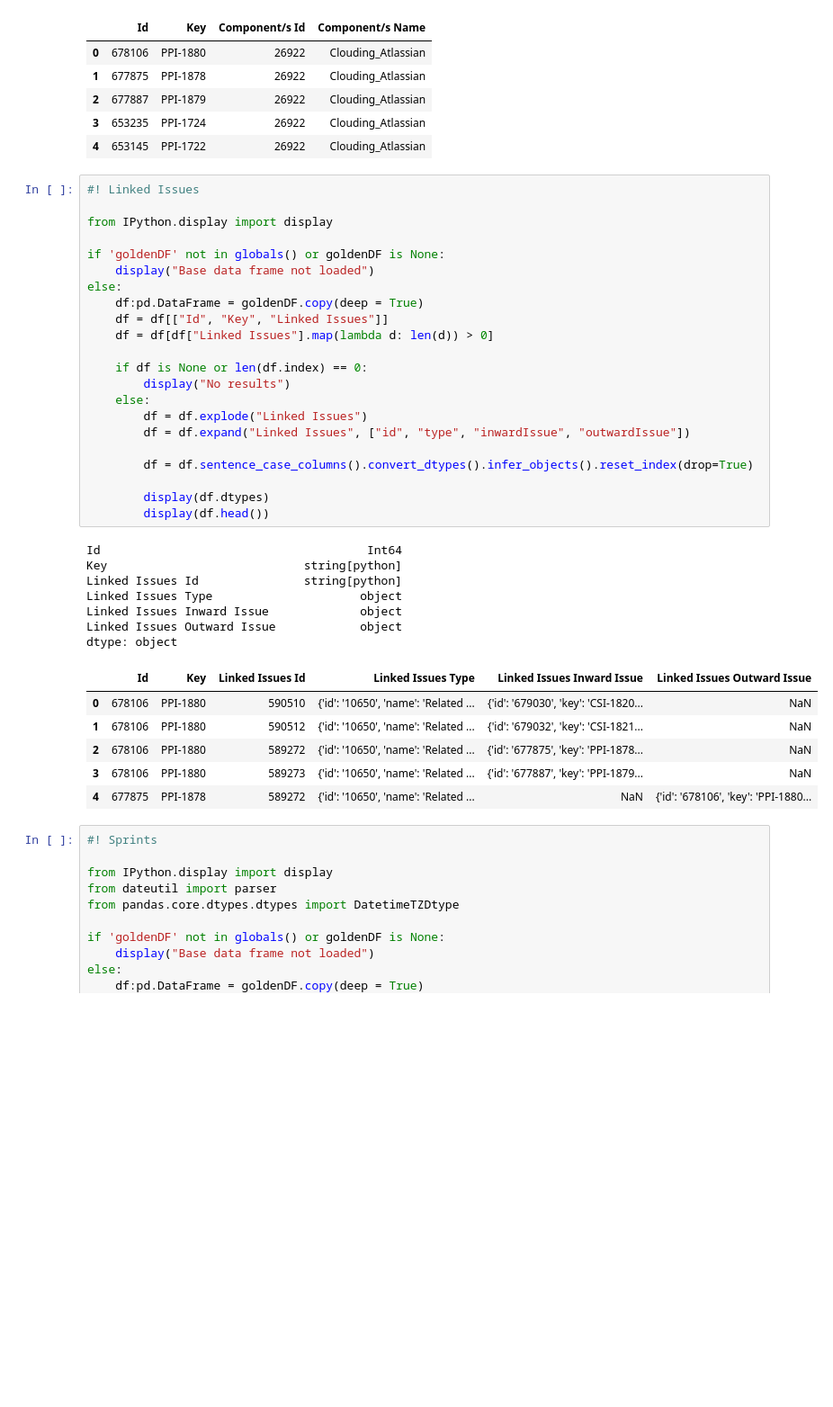
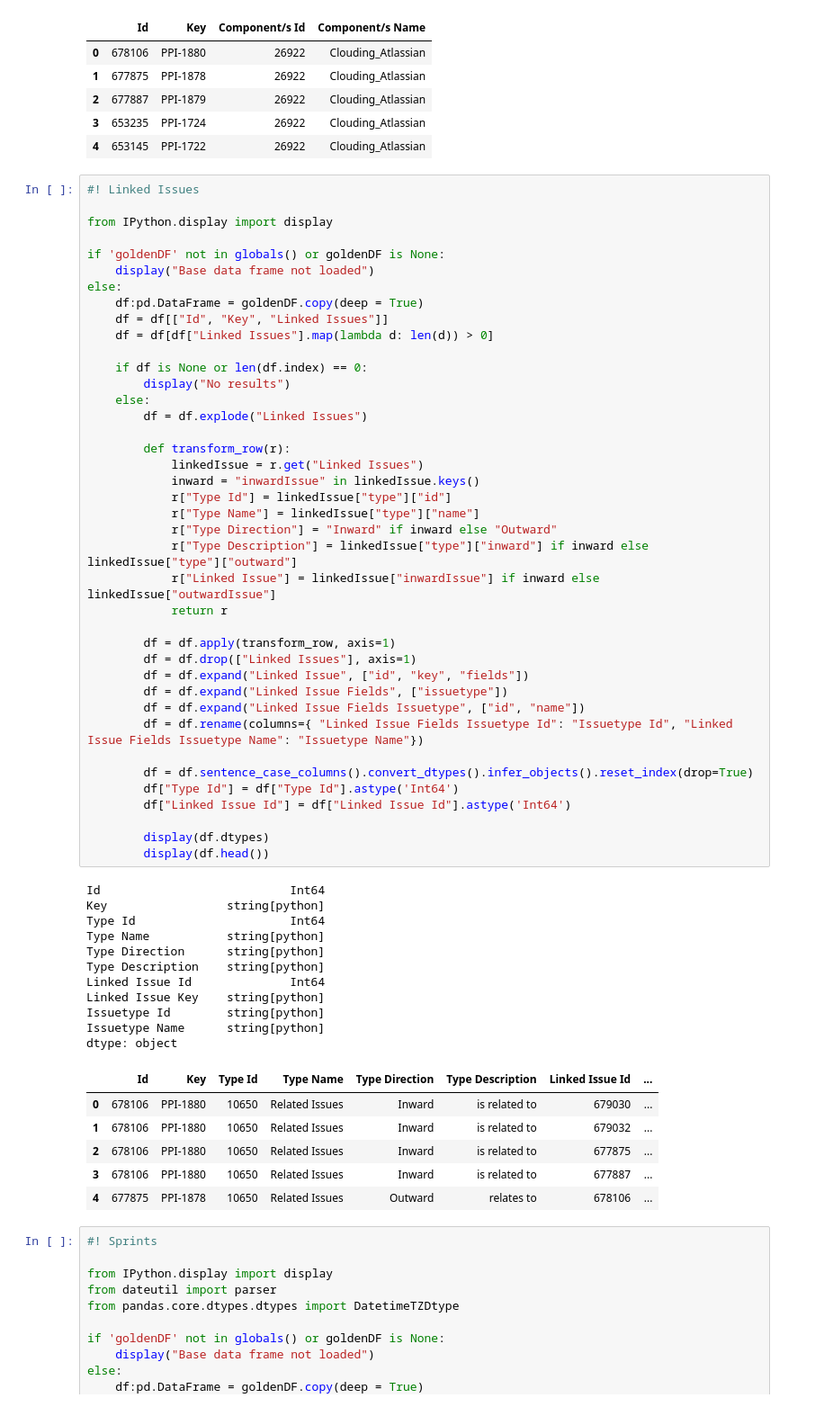
Before and after one commit to 7ft10/JiraExporter, a Jupyter notebook: DataFlows - Server/Jira_Tasks.ipynb, the cells around one changed output. Shown: that part at 90% size. Saved outputs shown, nothing was run; the diff lists cells and outputs as text; blank space fills up the shorter version.

```diff
--- a/DataFlows - Server/Jira_Tasks.ipynb
+++ b/DataFlows - Server/Jira_Tasks.ipynb
@@ -362,39 +362,61 @@ dtype: object
 # %%
 #! Linked Issues
 
 from IPython.display import display
 
 if 'goldenDF' not in globals() or goldenDF is None:
     display("Base data frame not loaded")
 else:
     df:pd.DataFrame = goldenDF.copy(deep = True)
     df = df[["Id", "Key", "Linked Issues"]]
     df = df[df["Linked Issues"].map(lambda d: len(d)) > 0]
 
     if df is None or len(df.index) == 0:
         display("No results")
     else:
         df = df.explode("Linked Issues")
-        df = df.expand("Linked Issues", ["id", "type", "inwardIssue", "outwardIssue"])
+
+        def transform_row(r):
+            linkedIssue = r.get("Linked Issues")
+            inward = "inwardIssue" in linkedIssue.keys()
+            r["Type Id"] = linkedIssue["type"]["id"]
+            r["Type Name"] = linkedIssue["type"]["name"]
+            r["Type Direction"] = "Inward" if inward else "Outward"
+            r["Type Description"] = linkedIssue["type"]["inward"] if inward else linkedIssue["type"]["outward"]
+            r["Linked Issue"] = linkedIssue["inwardIssue"] if inward else linkedIssue["outwardIssue"]
+            return r
+
+        df = df.apply(transform_row, axis=1)
+        df = df.drop(["Linked Issues"], axis=1)
+        df = df.expand("Linked Issue", ["id", "key", "fields"])
+        df = df.expand("Linked Issue Fields", ["issuetype"])
+        df = df.expand("Linked Issue Fields Issuetype", ["id", "name"])
+        df = df.rename(columns={ "Linked Issue Fields Issuetype Id": "Issuetype Id", "Linked Issue Fields Issuetype Name": "Issuetype Name"})
 
         df = df.sentence_case_columns().convert_dtypes().infer_objects().reset_index(drop=True)
+        df["Type Id"] = df["Type Id"].astype('Int64')
+        df["Linked Issue Id"] = df["Linked Issue Id"].astype('Int64')
 
         display(df.dtypes)
         display(df.head())
 # %% [output]
-Id                                      Int64
-Key                            string[python]
-Linked Issues Id               string[python]
-Linked Issues Type                     object
-Linked Issues Inward Issue             object
-Linked Issues Outward Issue            object
+Id                           Int64
+Key                 string[python]
+Type Id                      Int64
+Type Name           string[python]
+Type Direction      string[python]
+Type Description    string[python]
+Linked Issue Id              Int64
+Linked Issue Key    string[python]
+Issuetype Id        string[python]
+Issuetype Name      string[python]
 dtype: object
-|  | Id | Key | Linked Issues Id | Linked Issues Type | Linked Issues Inward Issue | Linked Issues Outward Issue |
-| 0 | 678106 | PPI-1880 | 590510 | {'id': '10650', 'name': 'Related ... | {'id': '679030', 'key': 'CSI-1820... | NaN |
-| 1 | 678106 | PPI-1880 | 590512 | {'id': '10650', 'name': 'Related ... | {'id': '679032', 'key': 'CSI-1821... | NaN |
-| 2 | 678106 | PPI-1880 | 589272 | {'id': '10650', 'name': 'Related ... | {'id': '677875', 'key': 'PPI-1878... | NaN |
-| 3 | 678106 | PPI-1880 | 589273 | {'id': '10650', 'name': 'Related ... | {'id': '677887', 'key': 'PPI-1879... | NaN |
-| 4 | 677875 | PPI-1878 | 589272 | {'id': '10650', 'name': 'Related ... | NaN | {'id': '678106', 'key': 'PPI-1880... |
+|  | Id | Key | Type Id | Type Name | Type Direction | Type Description | Linked Issue Id | ... |
+| 0 | 678106 | PPI-1880 | 10650 | Related Issues | Inward | is related to | 679030 | ... |
+| 1 | 678106 | PPI-1880 | 10650 | Related Issues | Inward | is related to | 679032 | ... |
+| 2 | 678106 | PPI-1880 | 10650 | Related Issues | Inward | is related to | 677875 | ... |
+| 3 | 678106 | PPI-1880 | 10650 | Related Issues | Inward | is related to | 677887 | ... |
+| 4 | 677875 | PPI-1878 | 10650 | Related Issues | Outward | relates to | 678106 | ... |
 # %%
 #! Sprints
 
```
